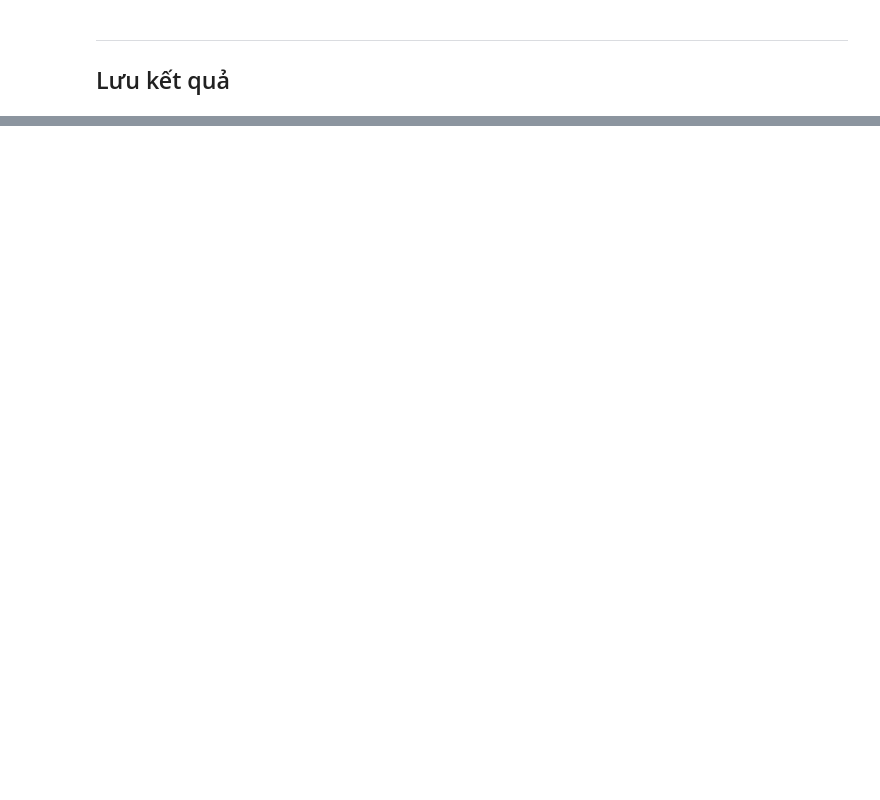
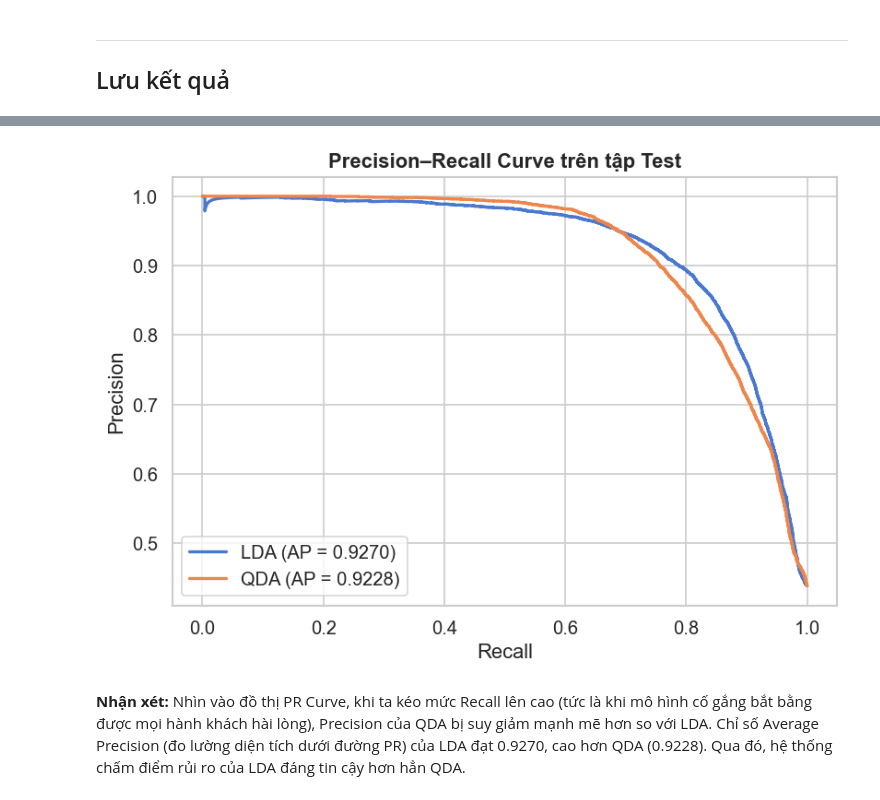
Before and after one commit to conluoi123/Machine-Learning---Project-1-, a Jupyter notebook: code/Part2_Classification/models.ipynb, the cells around one changed output, grey strips where cells are left out. Saved outputs shown, nothing was run; the diff lists cells and outputs as text; code cells hidden in the pictures; blank space fills up the shorter version.

```diff
--- a/code/Part2_Classification/models.ipynb
+++ b/code/Part2_Classification/models.ipynb
@@ -1634,0 +2559,15 @@ print(df_multi.round(4).to_string())
+# %%
+# Vẽ ROC curve + tính AUC để so sánh khả năng phân biệt của LDA và QDA trên tập test
+plt.figure(figsize=(7, 5))
+for name, y_prob in [('LDA', y_prob_lda), ('QDA', y_prob_qda)]:
+    fpr, tpr, _ = roc_curve(y_test, y_prob)
+    auc = roc_auc_score(y_test, y_prob)
+    plt.plot(fpr, tpr, linewidth=2, label=f'{name} (AUC = {auc:.4f})')
+
+plt.plot([0, 1], [0, 1], '--', linewidth=1)
+plt.xlabel('False Positive Rate')
+plt.ylabel('True Positive Rate')
+plt.title('ROC Curve trên tập test', fontweight='bold')
+plt.legend()
+plt.savefig(os.path.join(FIG_PATH_2, "roc_curve_test.png"), dpi=300, bbox_inches="tight")
+plt.show()
@@ -1634,0 +2623,19 @@ print(df_multi.round(4).to_string())
+# %%
+plt.figure(figsize=(7, 5))
+
+for name, y_prob in [('LDA', y_prob_lda), ('QDA', y_prob_qda)]:
+    precision, recall, _ = precision_recall_curve(y_test, y_prob)
+    ap = average_precision_score(y_test, y_prob)
+    plt.plot(recall, precision, linewidth=2, label=f'{name} (AP = {ap:.4f})')
+
+plt.xlabel('Recall')
+plt.ylabel('Precision')
+plt.title('Precision–Recall Curve trên tập Test', fontweight='bold')
+plt.legend()
+plt.tight_layout()
+plt.savefig(os.path.join(FIG_PATH, "precision_recall_curve_test.png"), dpi=300, bbox_inches="tight")
+plt.show()
+# %% [output]
+[figure, added]
+# %% [markdown]
+**Nhận xét:** Nhìn vào đồ thị PR Curve, khi ta kéo mức Recall lên cao (tức là khi mô hình cố gắng bắt bằng được mọi hành khách hài lòng), Precision của QDA bị suy giảm mạnh mẽ hơn so với LDA. Chỉ số Average Precision (đo lường diện tích dưới đường PR) của LDA đạt 0.9270, cao hơn QDA (0.9228). Qua đó, hệ thống chấm điểm rủi ro của LDA đáng tin cậy hơn hẳn QDA.
```
Also changed, not shown: parts of 158 cells of this notebook.
